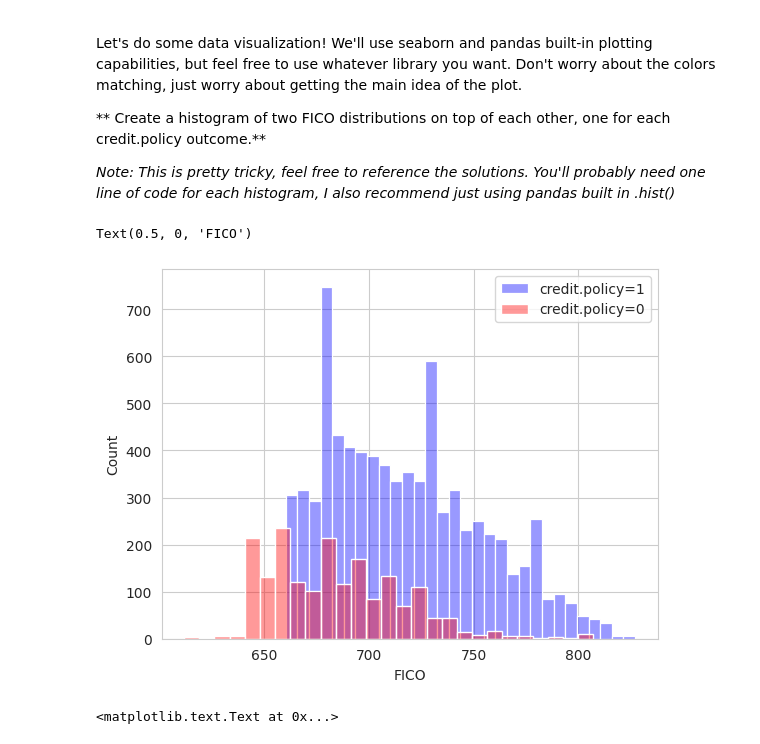
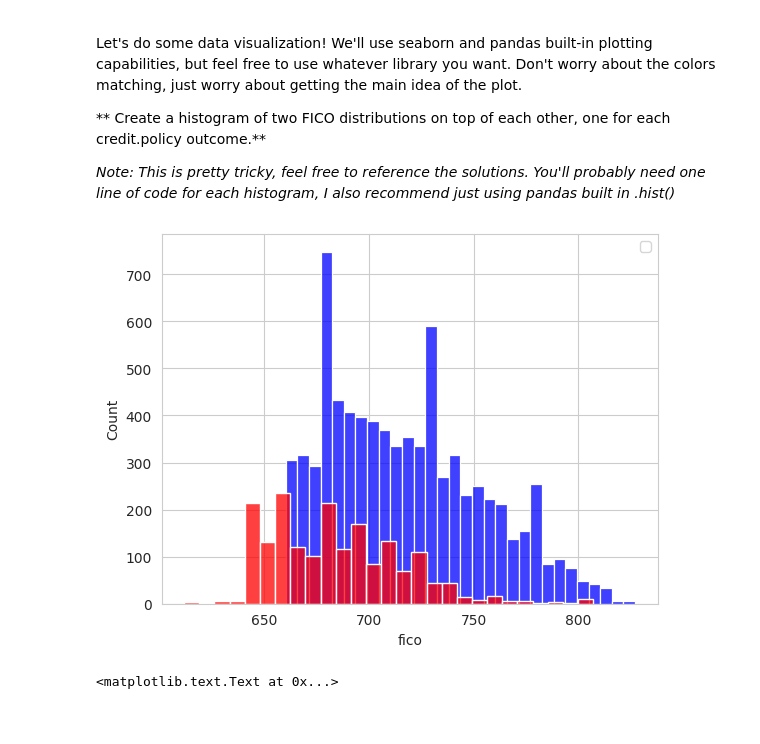
Before and after one commit to Balathanushreddy/leetcodetest, a Jupyter notebook: Projects/Classification/DT + RF/Decision Trees and Random Forest Project.ipynb, the cells around one changed output. Drawn from its saved outputs; the diff is of its cells as text; code cells hidden in the pictures.

```diff
--- a/Projects/Classification/DT + RF/Decision Trees and Random Forest Project.ipynb
+++ b/Projects/Classification/DT + RF/Decision Trees and Random Forest Project.ipynb
@@ -134,11 +92,11 @@ sns.set_style('whitegrid')
 # %%
-sns.histplot(data=df[df['credit.policy']==1],x='fico',color='blue',alpha=0.4)
-sns.histplot(data=df[df['credit.policy']==0],x='fico',color='red',alpha=0.4)
-plt.legend(['credit.policy=1','credit.policy=0'])
-plt.xlabel('FICO')
+sns.set_style("whitegrid")
+sns.histplot(df[df['credit.policy']==1]['fico'],color='blue',kde=False )
+sns.histplot(df[df['credit.policy']==0]['fico'],color='red',kde=False )
+plt.legend()
+plt.show()
 # %% [output]
-Text(0.5, 0, 'FICO')
-[figure, old version]
+[figure, new version]
 # %%
 # %% [output]
 <matplotlib.text.Text at 0x...>
```
Also changed, not shown: parts of 26 cells of this notebook.
